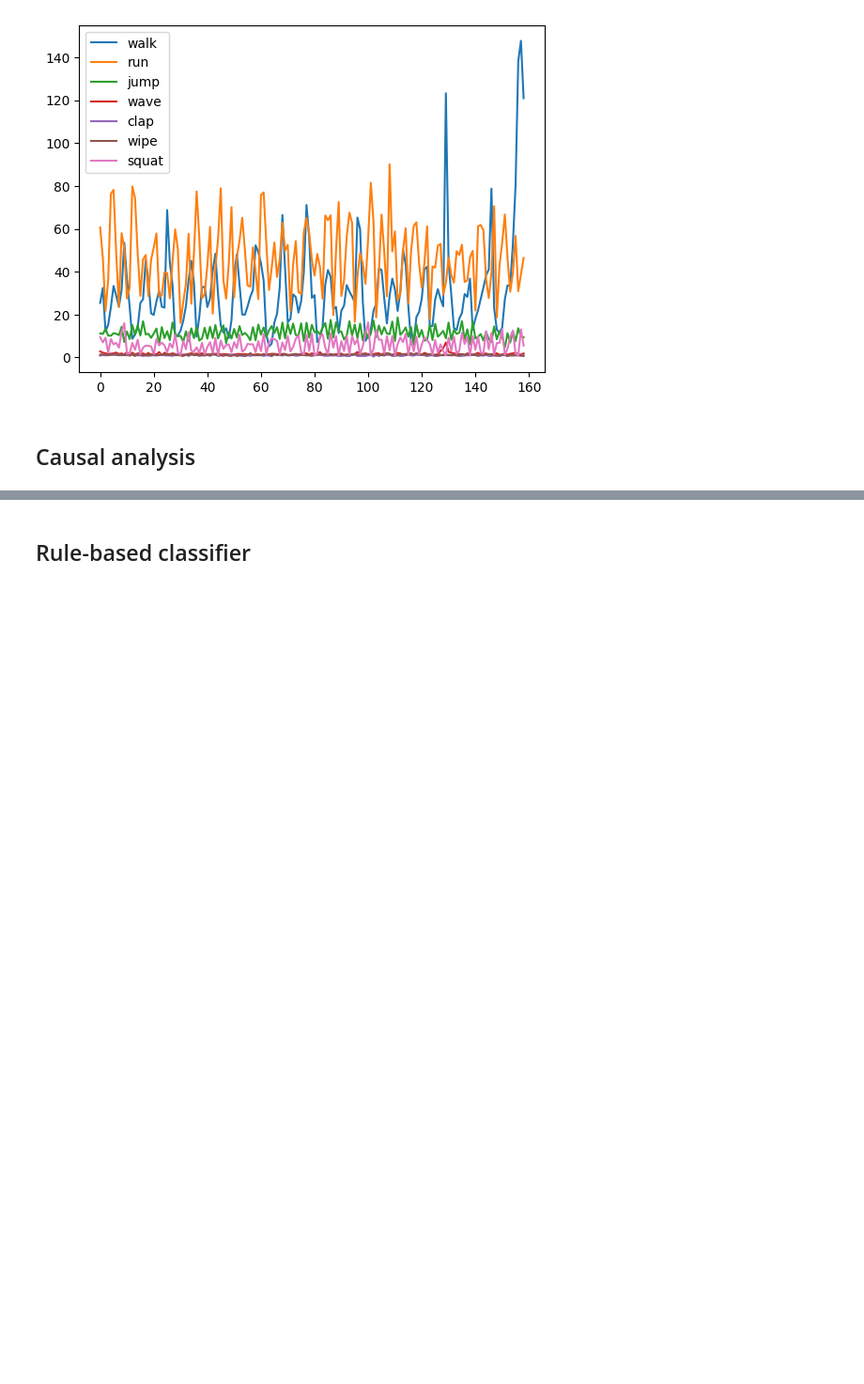
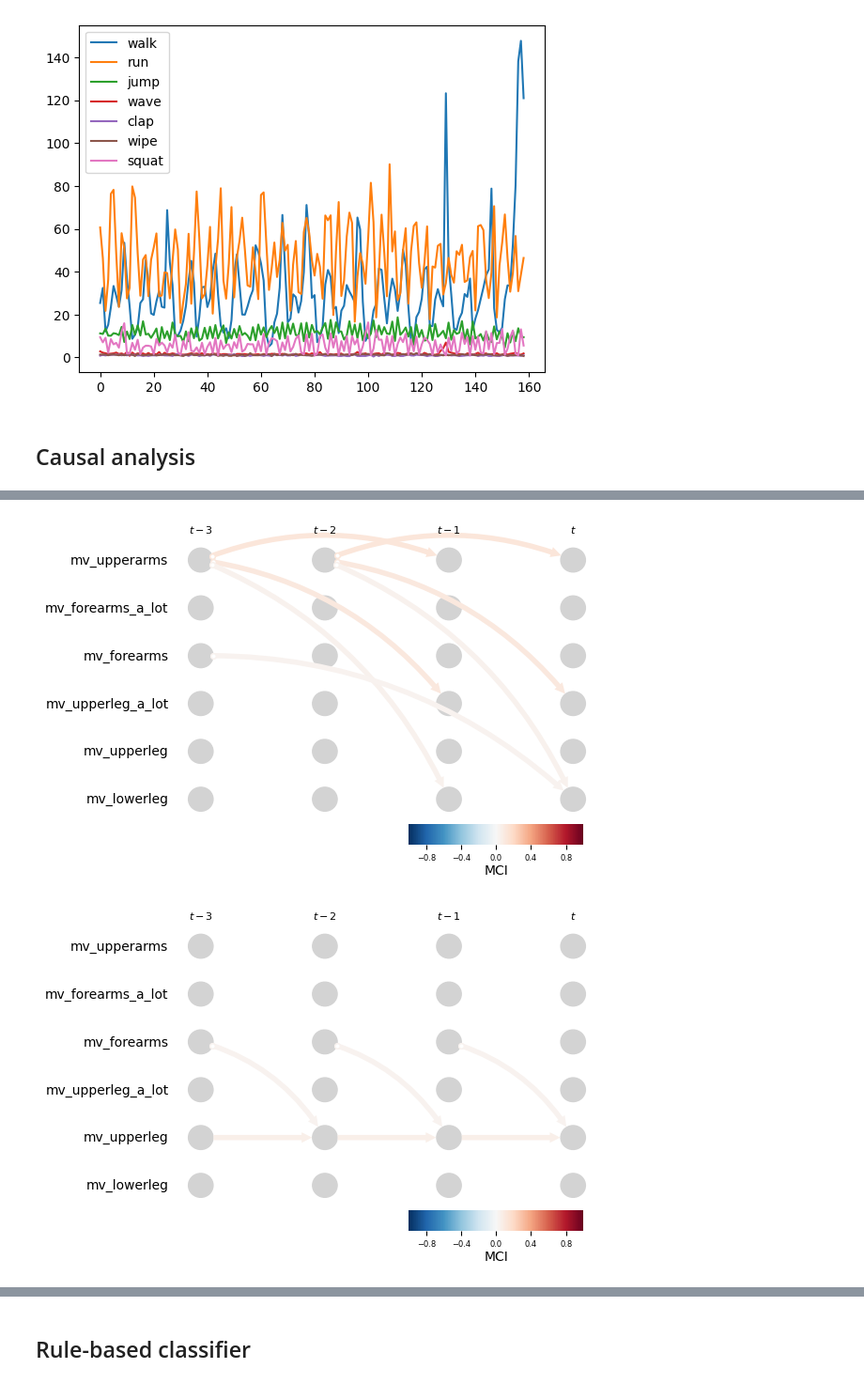
Before and after one commit to christianbresciani/nscep-spiking-NN, a Jupyter notebook: rule-based-classification.ipynb, the cells around one changed output, grey strips where cells are left out. Shown at 94% size. Drawn from its saved outputs; the diff is of its cells as text; code cells hidden in the pictures; blank space fills up the shorter version.

```diff
--- a/rule-based-classification.ipynb
+++ b/rule-based-classification.ipynb
@@ -312,0 +298,63 @@ KeyboardInterrupt:
+# %%
+activities = ['run', 'jump', 'wave', 'wipe']#'walk', 'clap', 'squat'
+all_activities = ["S1_B", "S1_C", "S1_G", "S1_J"]
+propositions_names = ['mv_upperarms', 'mv_forearms_a_lot', 'mv_forearms','mv_upperleg_a_lot', 'mv_upperleg', 'mv_lowerleg']
+propositions = []
+
+for idx, activity in enumerate(all_activities):
+	propositions.append(np.empty((0, len(propositions_names))))
+	features = np.load(f'data/features2d_{activity}.npy')
+	feature_images = np.empty((0, time_window, 8))
+
+	for line in range(0, features.shape[0] - time_window, time_step):
+		feature_over_time = np.expand_dims(features[line:(line+time_window), ...], axis=0)
+		feature_images = np.concatenate((feature_images, feature_over_time))
+
+	tmp1 = np.abs(feature_images[:,:-1]-feature_images[:,1:]) # difference consecutive between frames
+	tmp1[tmp1 > 180] -= 180  # unwrapping
+	tmp1 = np.mean(tmp1, axis=1) # mean over time
+	tmp1 = np.mean(tmp1.reshape(tmp1.shape[0], -1, 2), axis=2) # mean left and right
+	# tmp2 = np.max(feature_images, axis=1) - np.min(feature_images, axis=1)
+	# tmp2[tmp2 > 180] -= 180  # unwrapping
+	# tmp2 = np.mean(tmp2.reshape(tmp2.shape[0], -1, 2), axis=2)
+
+
+	tmp = np.zeros((feature_images.shape[0], len(propositions_names)))
+	tmp[:, 0] = np.where(tmp1[:, 0] > 4, 1, 0)
+	tmp[:, 1] = np.where(tmp1[:, 1] > 25, 1, 0)
+	tmp[:, 2] = np.where(tmp1[:, 1] > 7, 1, 0)
+	tmp[:, 3] = np.where(tmp1[:, 2] > 2, 1, 0)
+	tmp[:, 4] = np.where(tmp1[:, 2] > 1, 1, 0)
+	tmp[:, 5] = np.where(tmp1[:, 3] > 7, 1, 0)
+
+	propositions[idx] = np.concatenate((propositions[idx], tmp))
+
+	# features2 = np.concatenate((features2, np.concatenate((tmp2, labels), axis=1)))
+
+for i, data in enumerate(propositions):
+
+	dataframe = pp.DataFrame(data, var_names=propositions_names+[activities[i]])
+
+	# dependency = ParCorr(significance='analytic')
+	# dependency = CMIknn()
+	dependency = CMIsymb()
+
+	lpcmci = LPCMCI(
+		dataframe=dataframe,
+		cond_ind_test=dependency,
+		verbosity=0)
+
+	results = lpcmci.run_lpcmci(tau_min=1, tau_max=3, pc_alpha=0.01)
+
+	# Plot time series graph
+	tp.plot_time_series_graph(
+		figsize=(6, 4),
+		val_matrix=results['val_matrix'],
+		graph=results['graph'],
+		var_names=propositions_names+[activities[i]],
+		link_colorbar_label='MCI',
+		)
+	plt.show()
+# %% [output]
+[figure, added]
+[figure, added]
```
Also changed, not shown: parts of 4 cells of this notebook.
